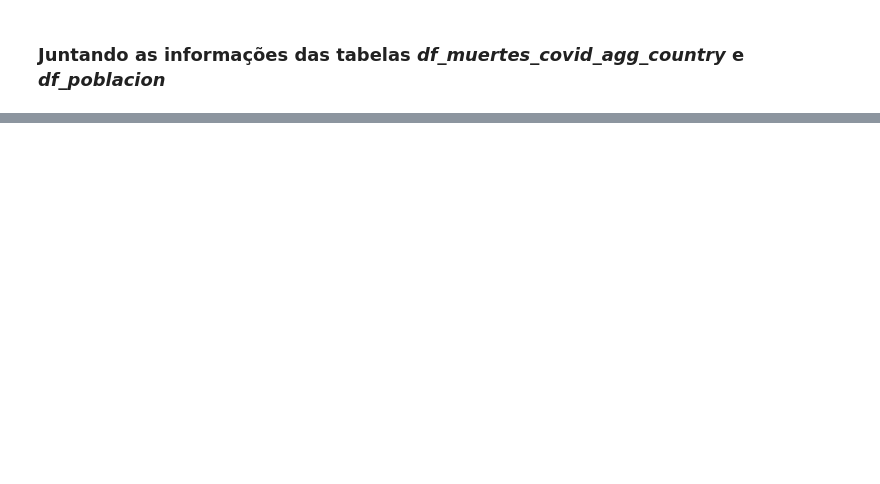
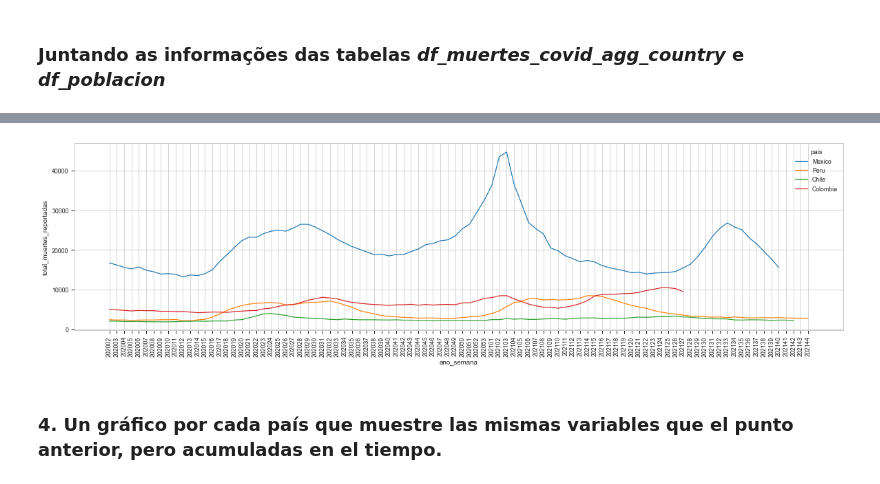
Before and after one commit to marcodeamicis/proyecto_covid, a Jupyter notebook: notebooks/1_business_and_data_understanding_suto.ipynb, the cells around one changed output, grey strips where cells are left out. Drawn from its saved outputs; the diff is of its cells as text; code cells hidden in the pictures; blank space fills up the shorter version.

```diff
--- a/notebooks/1_business_and_data_understanding_suto.ipynb
+++ b/notebooks/1_business_and_data_understanding_suto.ipynb
@@ -183,0 +293,17 @@ df_muertes_covid_agg_country_merged
+# %%
+# Change the style of plot
+sns.set_context("paper")
+# %%
+df_muertes_covid_2020 = df_muertes_covid.loc[df_muertes_covid['fecha_inicio_ano']>2019, ['pais', 'fecha_inicio_ano', 'semana','total_muertes_reportadas', 'total_muertes_reportadas_por_covid']]
+
+df_muertes_covid_2020['ano_semana'] = df_muertes_covid_2020['fecha_inicio_ano'].astype(str) + df_muertes_covid_2020['semana'].astype(str).str.zfill(2)
+
+df_muertes_covid_2020.drop(columns=['fecha_inicio_ano', 'semana'], inplace=True)
+
+plt.rcParams["figure.figsize"] = [20, 5]
+ax = sns.lineplot(data=df_muertes_covid_2020.loc[df_muertes_covid_2020['pais']!='Brazil'], x='ano_semana', y='total_muertes_reportadas', hue='pais');
+ax.set_xticklabels(labels=df_muertes_covid_2020['ano_semana'].unique(), rotation=90);
+# %% [output]
+[figure, added]
+# %% [markdown]
+### 4. Un gráfico por cada país que muestre las mismas variables que el punto anterior, pero acumuladas en el tiempo.
```
Also changed, not shown: parts of 18 cells of this notebook.
